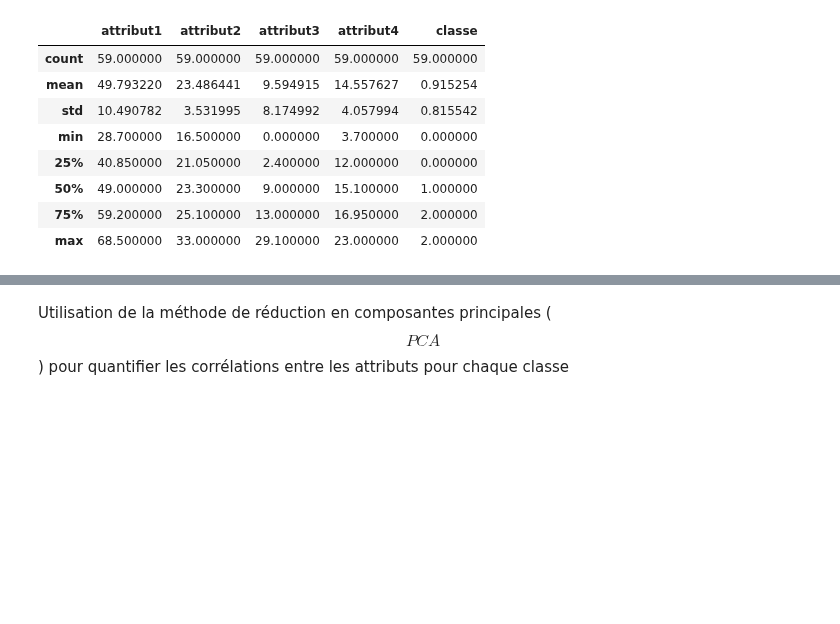
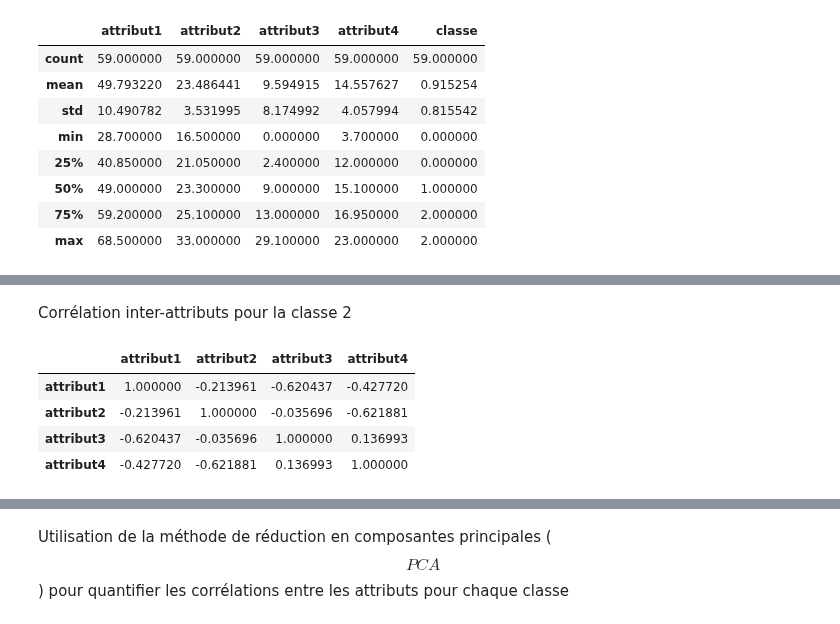
Before and after one commit to ggs22/IFT870-TP1, a Jupyter notebook: tp1.ipynb, the cells around one changed output, grey strips where cells are left out. Drawn from its saved outputs; the diff is of its cells as text; code cells hidden in the pictures; blank space fills up the shorter version.

```diff
--- a/tp1.ipynb
+++ b/tp1.ipynb
@@ -63,0 +94,10 @@ sns.pairplot(tp1_data, vars=['attribut1', 'attribut2', 'attribut3', 'attribut4']
+# %% [markdown]
+Corrélation inter-attributs pour la classe 2
+# %%
+tp1_data_classe_2.corr(method='pearson')
+# %% [output]
+|  | attribut1 | attribut2 | attribut3 | attribut4 |
+| attribut1 | 1.000000 | -0.213961 | -0.620437 | -0.427720 |
+| attribut2 | -0.213961 | 1.000000 | -0.035696 | -0.621881 |
+| attribut3 | -0.620437 | -0.035696 | 1.000000 | 0.136993 |
+| attribut4 | -0.427720 | -0.621881 | 0.136993 | 1.000000 |
```
Also changed, not shown: parts of 11 cells of this notebook.
